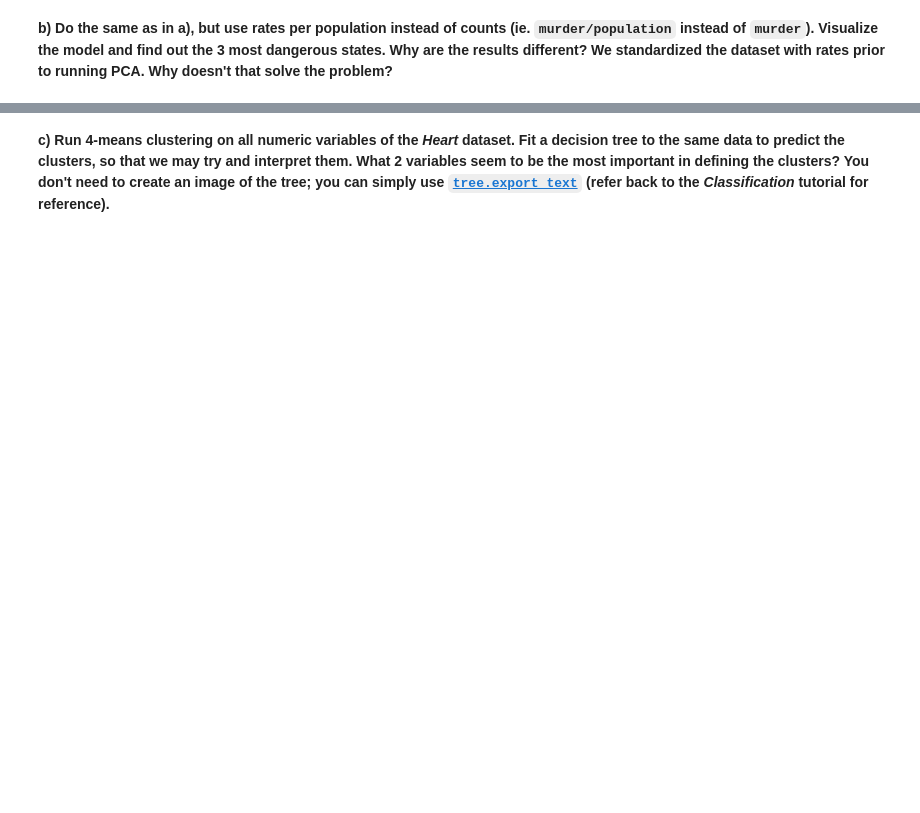
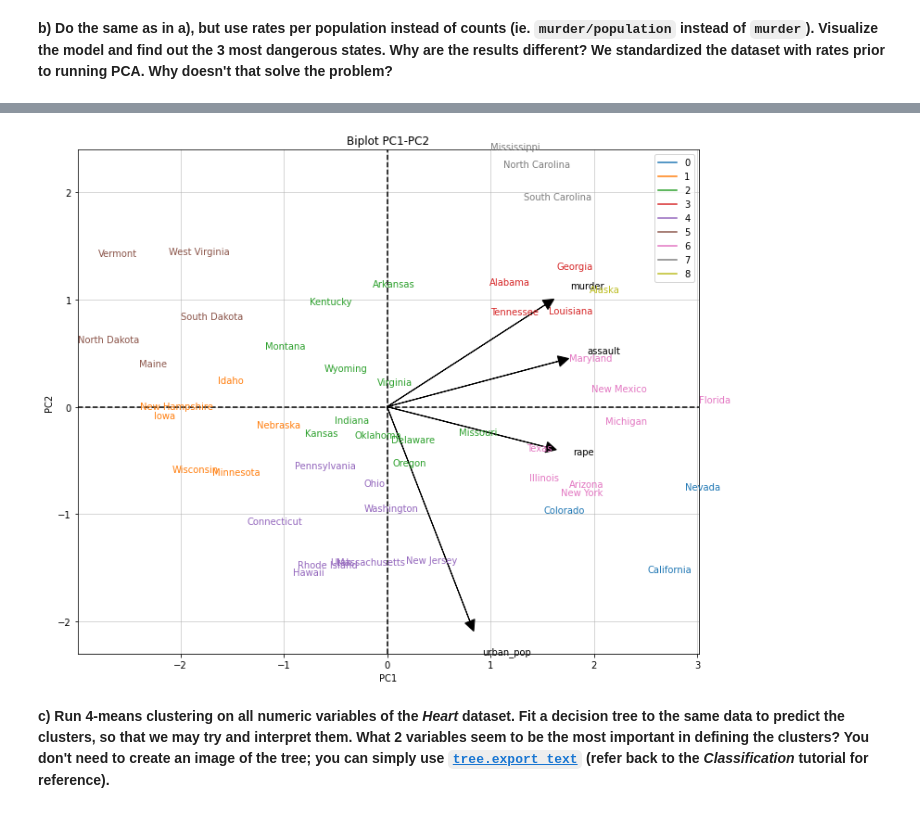
Before and after one commit to Gogonemnem/tu-delft-assignments, a Jupyter notebook: assignment7/unsupervised.exercises_b.ipynb, the cells around one changed output, grey strips where cells are left out. Drawn from its saved outputs; the diff is of its cells as text; code cells hidden in the pictures; blank space fills up the shorter version.

```diff
--- a/assignment7/unsupervised.exercises_b.ipynb
+++ b/assignment7/unsupervised.exercises_b.ipynb
@@ -232,2 +258,15 @@ def pca_biplot(X, pca_model, column_names, comp = [0,1], clusters = None, labels
+# %%
+# sample data
+X = arrests[['murder', 'rape', 'assault', 'urban_pop']].div(arrests.population, axis=0)
+X_scaled = StandardScaler().fit(X).transform(X)
+
+# compute clusters
+m = KMeans(n_clusters=9, random_state=12345).fit(X_scaled)
+
+# create the PCA model
+g = PCA().fit(X_scaled)
+pca_biplot(X_scaled, g, X.columns.values, comp = [0,1], clusters = m.labels_, labels = arrests['state'])
+# %% [output]
+[figure, added]
 # %% [markdown]
 **c) Run 4-means clustering on all numeric variables of the _Heart_ dataset. Fit a decision tree to the same data to predict the clusters, so that we may try and interpret them. What 2 variables seem to be the most important in defining the clusters? You don't need to create an image of the tree; you can simply use [`tree.export_text`](https://scikit-learn.org/stable/modules/generated/sklearn.tree.export_text.html) (refer back to the _Classification_ tutorial for reference).**
```
Also changed, not shown: parts of 10 cells of this notebook, 4 other files.
